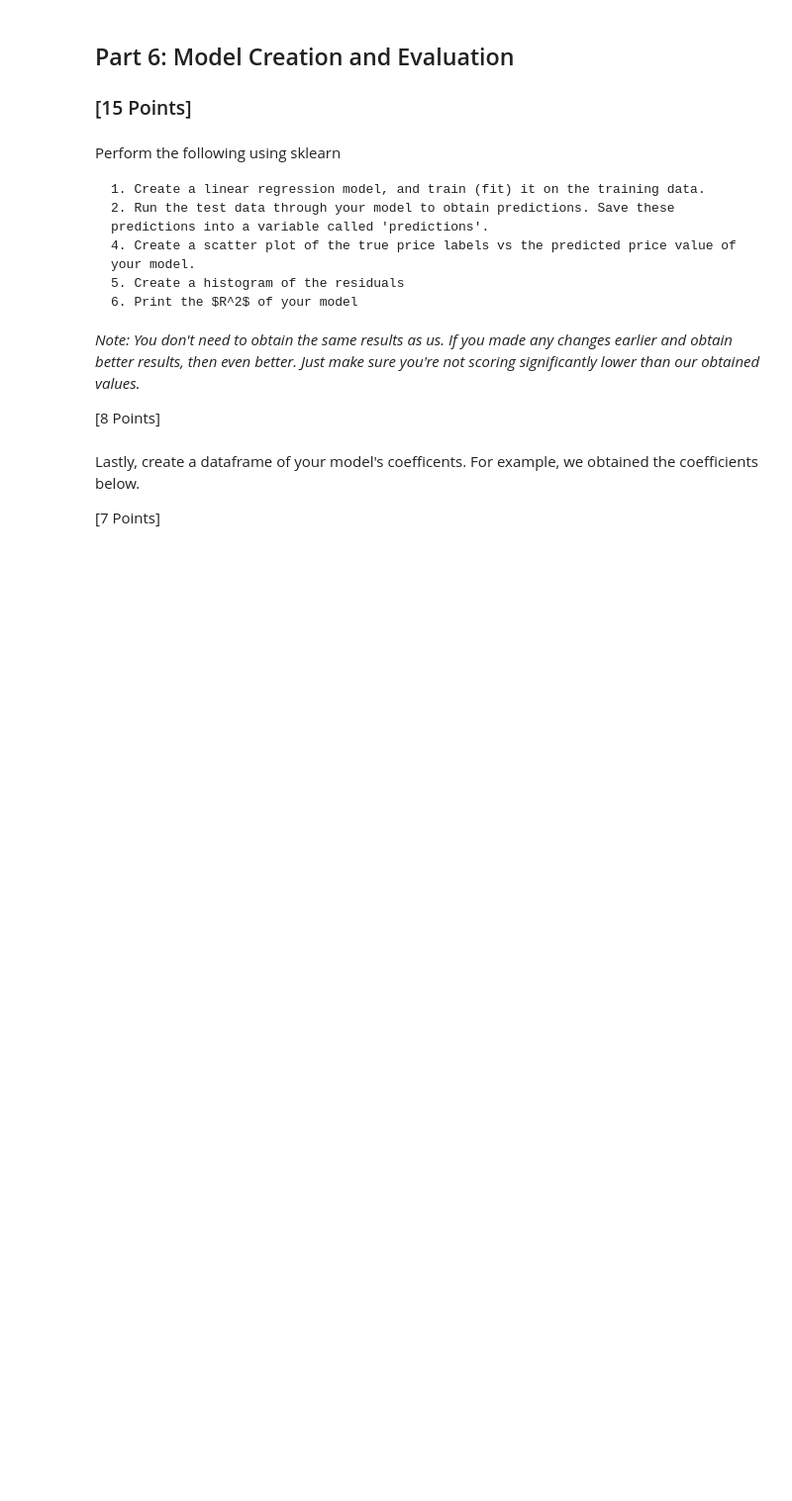
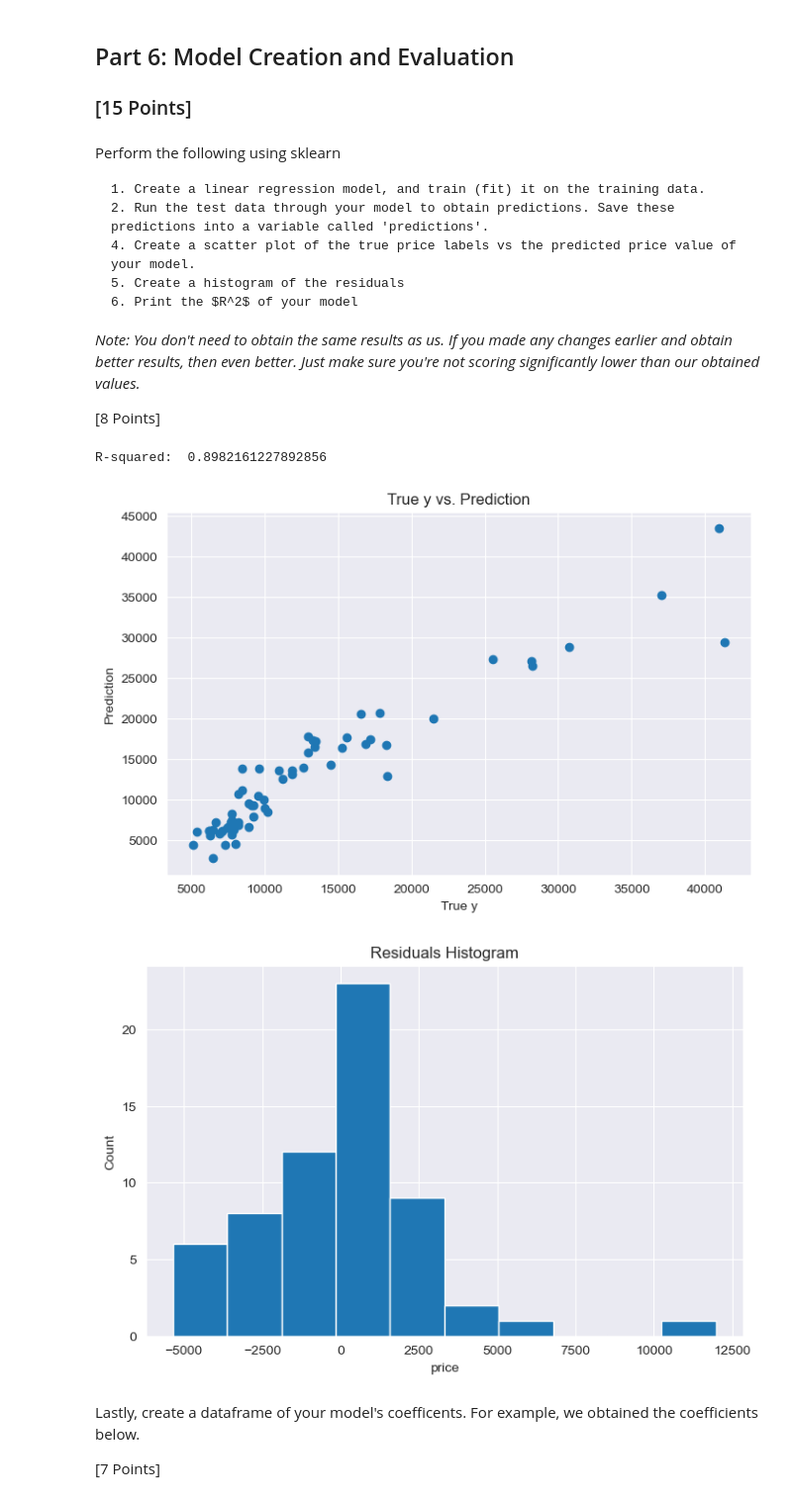
Before and after one commit to MehrabAzan/hw1_S25, a Jupyter notebook: hw1.ipynb, the cells around one changed output. Shown at 99% size. Saved outputs shown, nothing was run; the diff lists cells and outputs as text; code cells hidden in the pictures; blank space fills up the shorter version.

```diff
--- a/hw1.ipynb
+++ b/hw1.ipynb
@@ -783,6 +783,16 @@ Perform the following
     3. Split your data into a training and testing set, with test size of 0.30
 # %%
 ### WRITE YOUR CODE HERE ###
+cars_df = cars_df.drop(columns=["car_ID", "CarName"])
+cat_cols = cars_df.select_dtypes(include=['object']).columns
+cars_df = pd.get_dummies(cars_df, columns=cat_cols, drop_first=True)
+from sklearn.preprocessing import StandardScaler
+scaler = StandardScaler()
+cars_df_scaled = scaler.fit_transform(cars_df)
+from sklearn.model_selection import train_test_split
+x = cars_df.drop(columns=["price"])
+y = cars_df["price"]
+X_train, X_test, y_train, y_test = train_test_split(x, y, test_size=0.30, random_state=42)
 # %% [markdown]
 ## Part 6: Model Creation and Evaluation
 
@@ -801,6 +811,27 @@ _Note: You don't need to obtain the same results as us. If you made any changes
 [8 Points]
 # %%
 ### WRITE YOUR CODE HERE, WHICH SHOULD REPRODUCE THE BELOW IF DONE CORRECTLY ###
+from sklearn.linear_model import LinearRegression
+model = LinearRegression()
+model.fit(X_train, y_train)
+predictions = model.predict(X_test)
+plt.scatter(y_test, predictions)
+plt.xlabel("True y")
+plt.ylabel("Prediction")
+plt.title("True y vs. Prediction")
+plt.figure()
+residuals = y_test - predictions
+plt.hist(residuals)
+plt.xlabel("price")
+plt.ylabel("Count")
+plt.title("Residuals Histogram")
+from sklearn.metrics import  r2_score
+r2 = r2_score(y_test, predictions)
+print("R-squared: ", r2)
+# %% [output]
+R-squared:  0.8982161227892856
+[figure, added]
+[figure, added]
 # %% [markdown]
 Lastly, create a dataframe of your model's coefficents. For example, we obtained the coefficients below.
 
```
Also changed, not shown: parts of 2 cells of this notebook.
